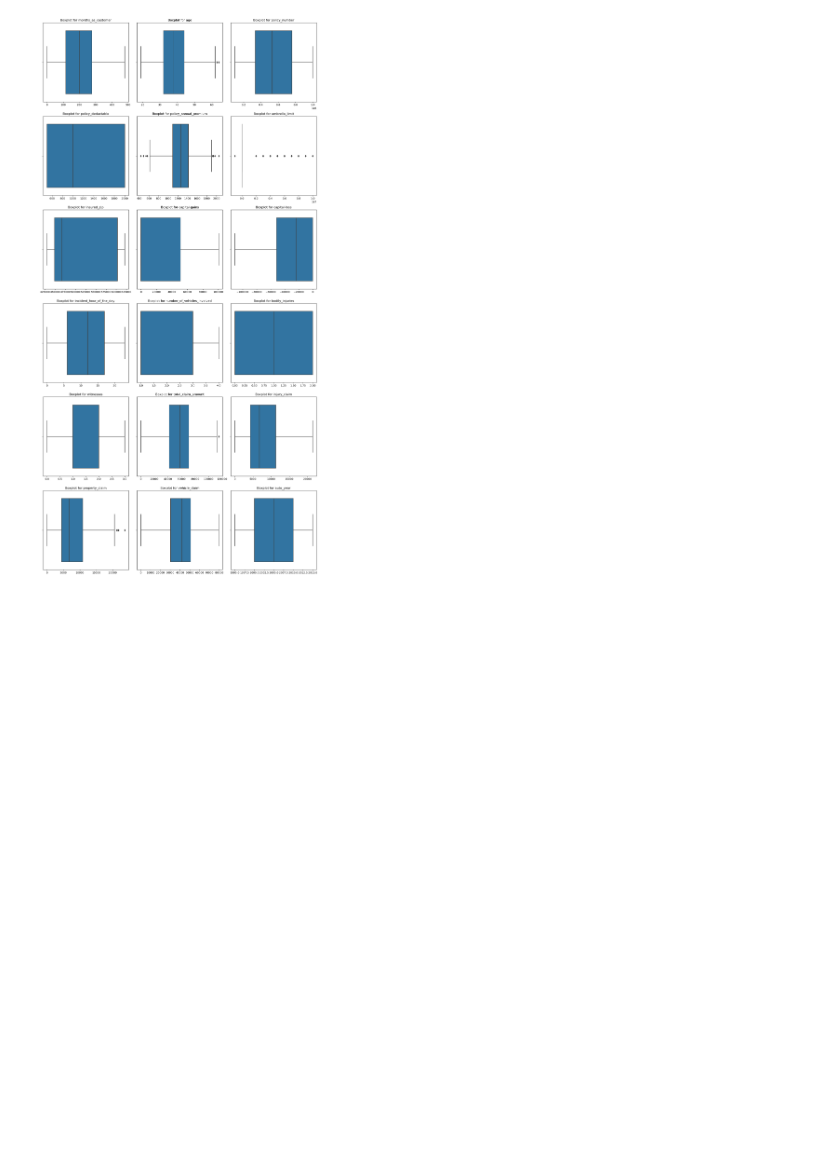
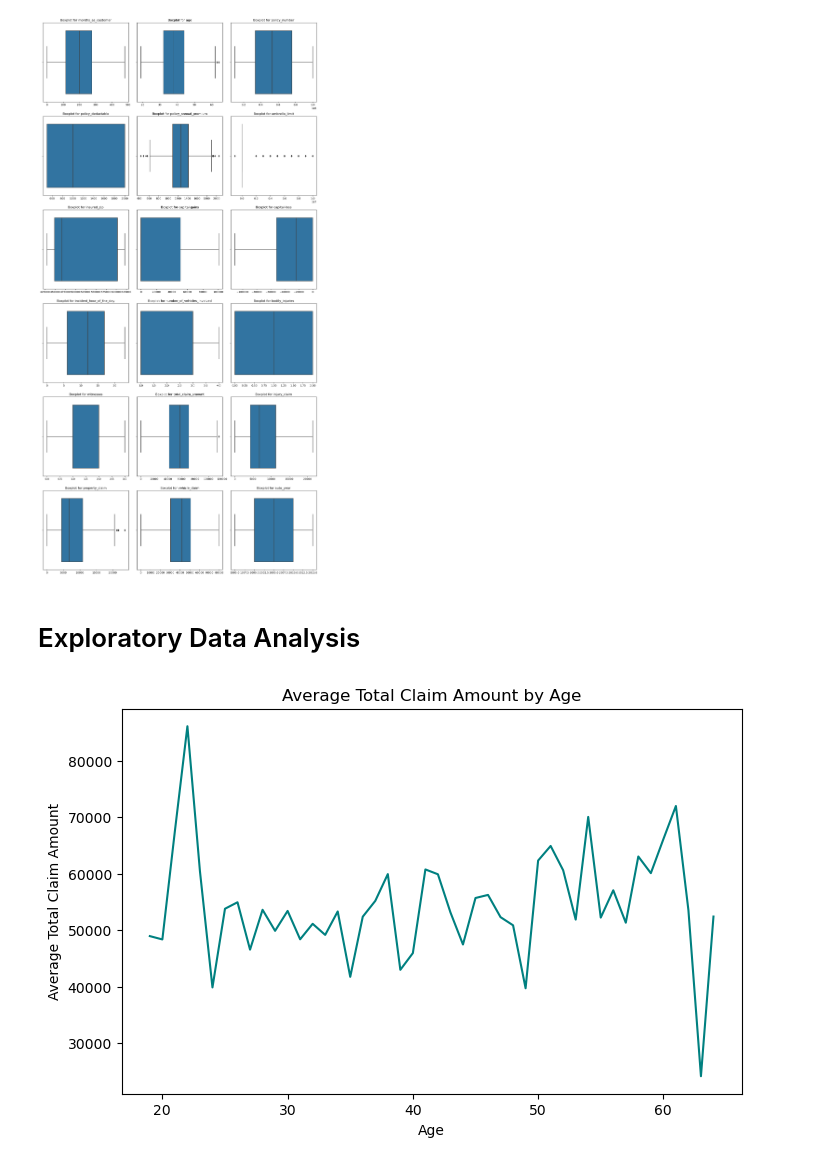
Before and after one commit to Lindelani82/Insurance-Claim-Detection-project, a Jupyter notebook: Untitled-1.ipynb, the cells around one changed output. Cells and saved outputs as stored; diff of their text form; code cells hidden in the pictures; blank space fills up the shorter version.

```diff
--- a/Untitled-1.ipynb
+++ b/Untitled-1.ipynb
@@ -192,3 +196,16 @@ plt.tight_layout()
 plt.show()
 # %% [output]
 [figure]
+# %% [markdown]
+# Exploratory Data Analysis
+# %%
+# Line Plot: Total Claim Amount by Age
+age_mean = new_data.groupby('age')['total_claim_amount'].mean()
+plt.figure(figsize=(8, 5))
+sns.lineplot(x=age_mean.index, y=age_mean.values, color='teal')
+plt.title('Average Total Claim Amount by Age')
+plt.xlabel('Age')
+plt.ylabel('Average Total Claim Amount')
+plt.show()
+# %% [output]
+[figure, added]
```
Also changed, not shown: parts of 24 cells of this notebook.
